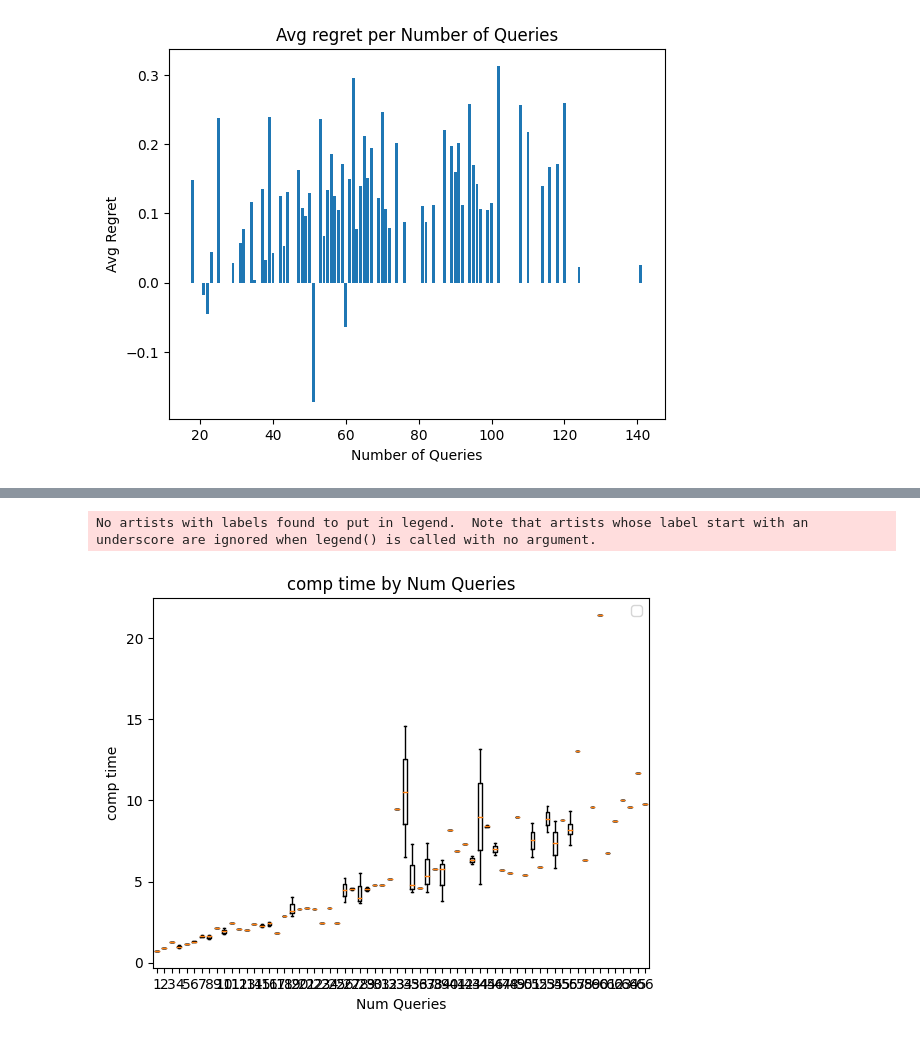
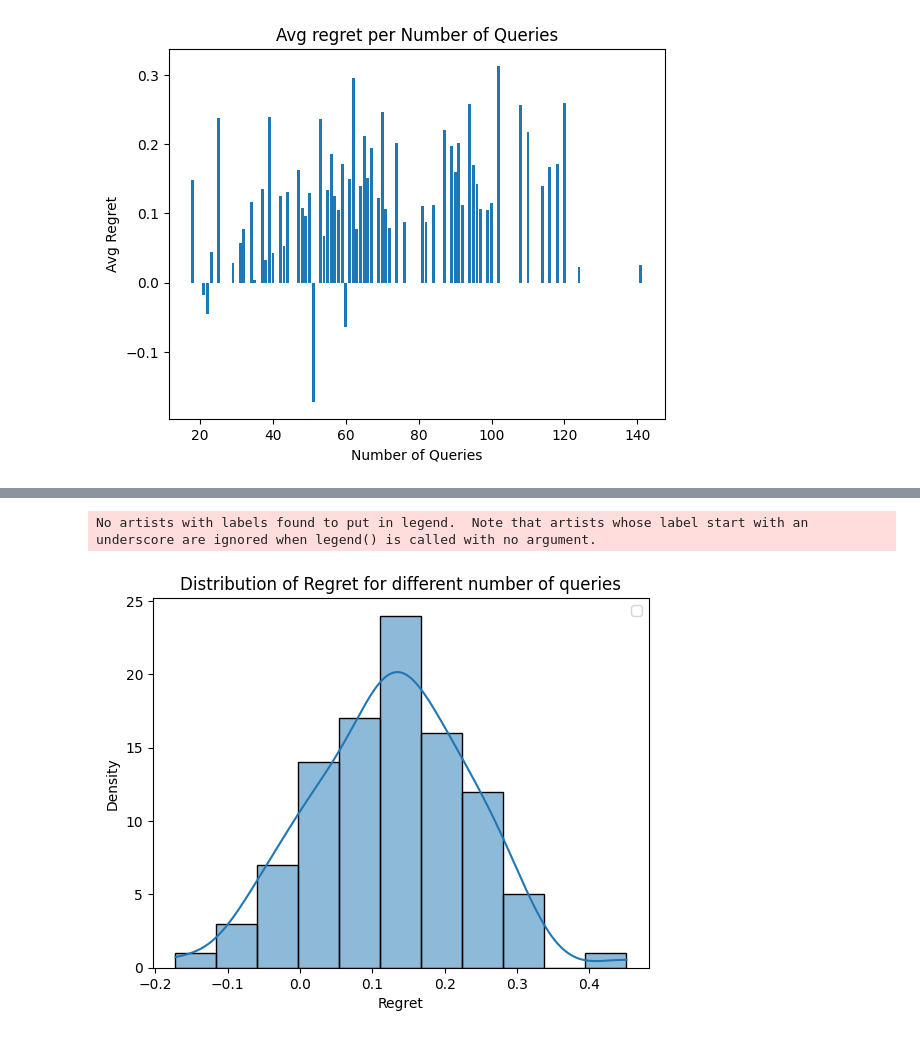
Before and after one commit to Amsterdam-Internships/Multi-objective_Optimization_using_Interactive_User_Approach, a Jupyter notebook: experiments/visualization-EI.ipynb, the cells around one changed output, grey strips where cells are left out. Saved outputs shown, nothing was run; the diff lists cells and outputs as text; code cells hidden in the pictures.

```diff
--- a/experiments/visualization-EI.ipynb
+++ b/experiments/visualization-EI.ipynb
@@ -52,12 +50,16 @@ No artists with labels found to put in legend.  Note that artists whose label st
-# %%
-# data['Regret'] = data['Regret'].apply(lambda x: float(x[1:-1]))
-
-plt.boxplot([data[data['Number of Queries'] == queries]['Computation Time'] for queries in data['Number of Queries'].unique()])
-plt.xlabel('Num Queries')
-plt.ylabel('comp time')
-plt.title('comp time by Num Queries')
-plt.legend()
-plt.show()
-# %% [output]
-No artists with labels found to put in legend.  Note that artists whose label start with an underscore are ignored when legend() is called with no argument.
-[figure, removed]
+# %%
+hist_bins = 10
+
+data['Number of Queries'] = pd.cut(data['Number of Queries'], bins=hist_bins)
+
+sns.histplot(data=data, x='Regret', bins='auto', kde=True)
+# sns.histplot(data[data['Number of Queries']==0]['Regret'], label='Number of Queries =1', kde=True)
+
+plt.xlabel('Regret')
+plt.ylabel('Density')
+plt.title('Distribution of Regret for different number of queries')
+plt.legend()
+plt.show()
+# %% [output]
+No artists with labels found to put in legend.  Note that artists whose label start with an underscore are ignored when legend() is called with no argument.
+[figure, added]
```
Also changed, not shown: parts of 3 cells of this notebook, 9 other files.
